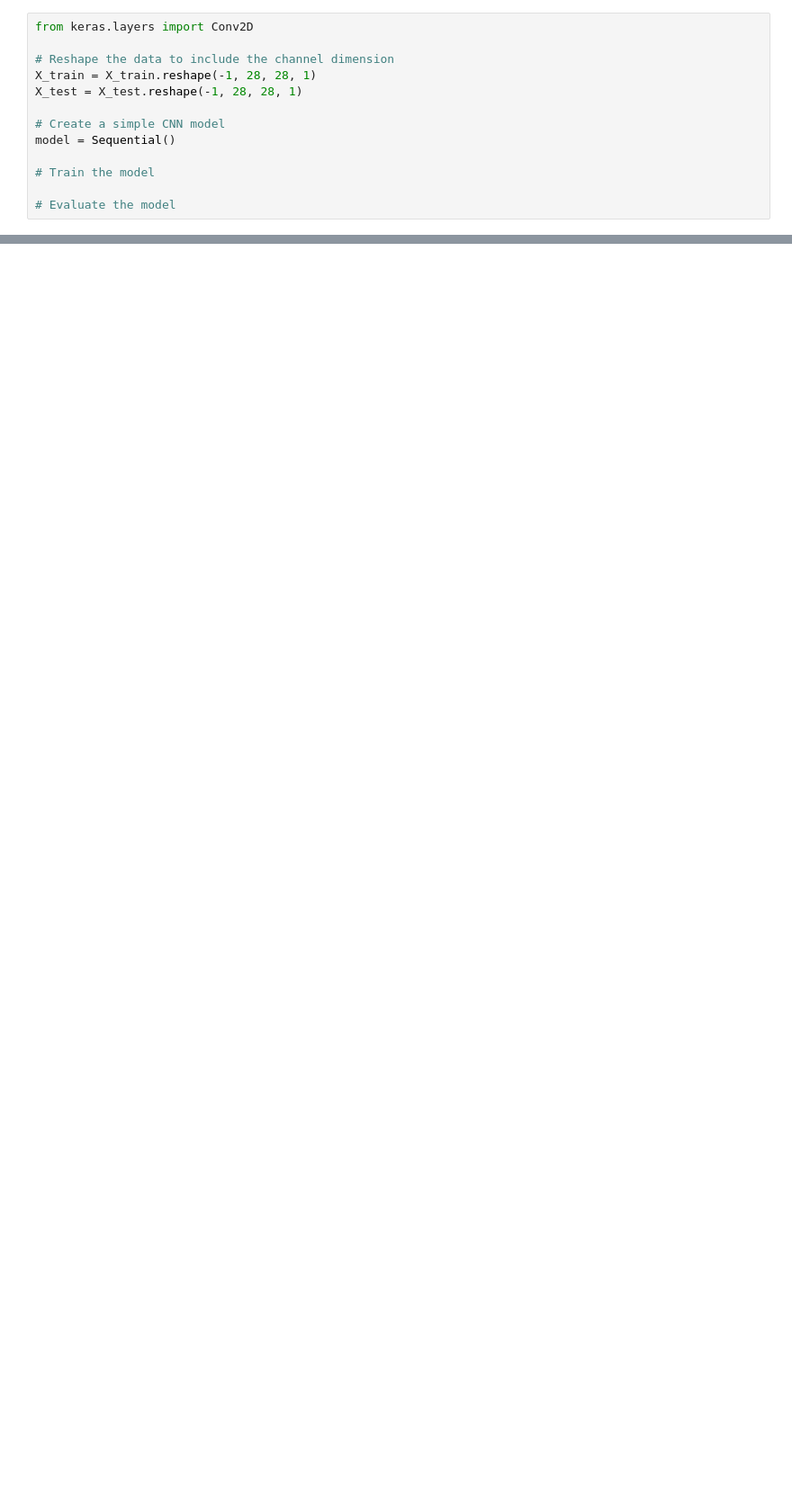
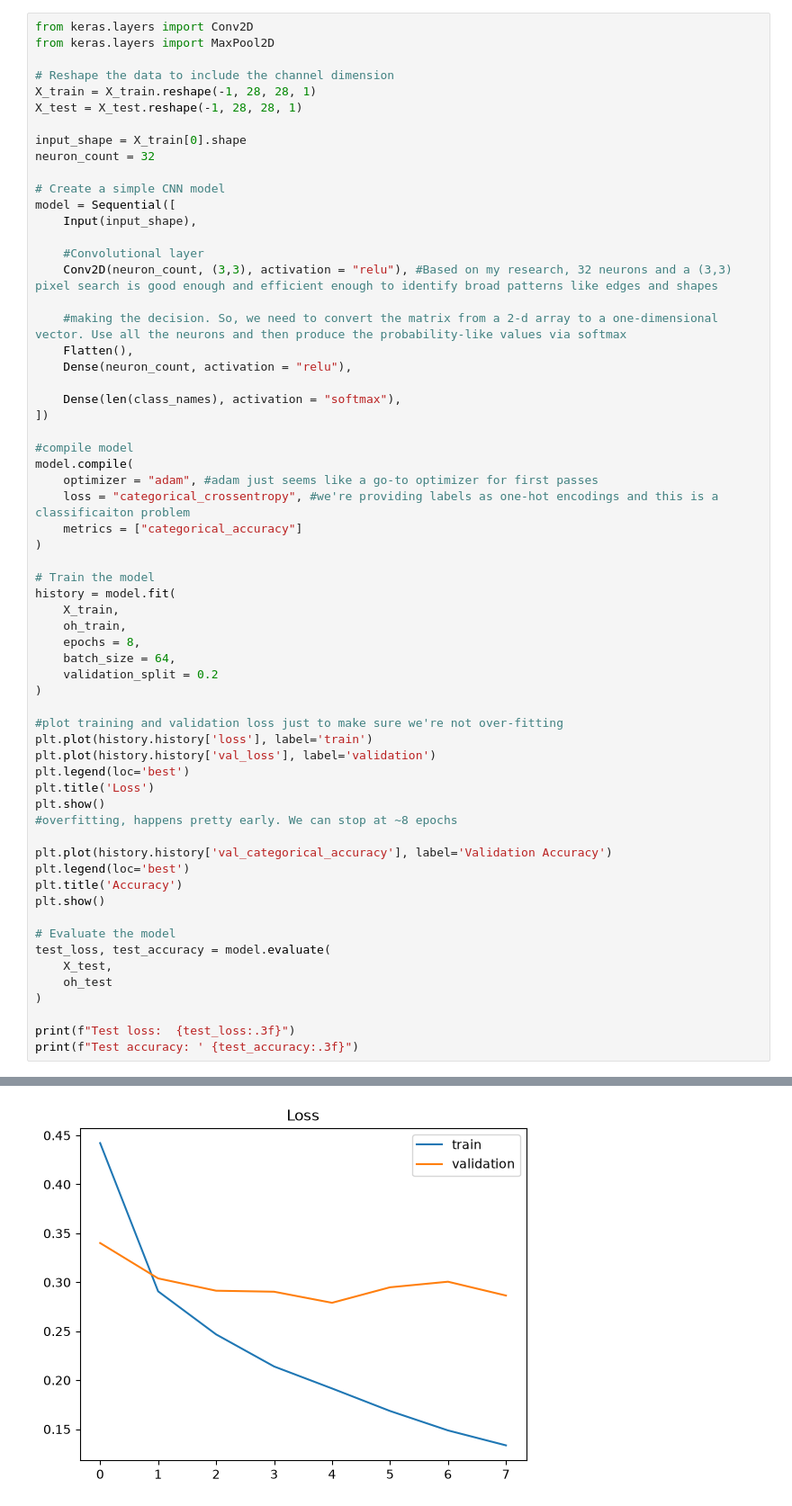
Before and after one commit to damianmicroeco/deep_learning, a Jupyter notebook: 02_activities/assignments/assignment_1.ipynb, the cells around one changed output, grey strips where cells are left out. Shown at 90% size. Drawn from its saved outputs; the diff is of its cells as text; blank space fills up the shorter version.

```diff
--- a/02_activities/assignments/assignment_1.ipynb
+++ b/02_activities/assignments/assignment_1.ipynb
@@ -86,14 +210,64 @@ Convolutional layers are designed to accept inputs with three dimensions: height
 When you progress from the convolutional layers to the fully connected layers, you will need to flatten the output of the convolutional layers. This can be done using the `Flatten` layer in Keras, which doesn't require any parameters.
 # %%
 from keras.layers import Conv2D
+from keras.layers import MaxPool2D
 
 # Reshape the data to include the channel dimension
 X_train = X_train.reshape(-1, 28, 28, 1)
 X_test = X_test.reshape(-1, 28, 28, 1)
 
+input_shape = X_train[0].shape
+neuron_count = 32
+
 # Create a simple CNN model
-model = Sequential()
+model = Sequential([
+    Input(input_shape),
+
+    #Convolutional layer
+    Conv2D(neuron_count, (3,3), activation = "relu"), #Based on my research, 32 neurons and a (3,3) pixel search is good enough and efficient enough to identify broad patterns like edges and shapes
+
+    #making the decision. So, we need to convert the matrix from a 2-d array to a one-dimensional vector. Use all the neurons and then produce the probability-like values via softmax
+    Flatten(),
+    Dense(neuron_count, activation = "relu"),
+
+    Dense(len(class_names), activation = "softmax"),
+])
+
+#compile model
+model.compile(
+    optimizer = "adam", #adam just seems like a go-to optimizer for first passes
+    loss = "categorical_crossentropy", #we're providing labels as one-hot encodings and this is a classificaiton problem
+    metrics = ["categorical_accuracy"]
+)
 
 # Train the model
+history = model.fit(
+    X_train,
+    oh_train,
+    epochs = 8,
+    batch_size = 64,
+    validation_split = 0.2
+)
+
+#plot training and validation loss just to make sure we're not over-fitting
+plt.plot(history.history['loss'], label='train')
+plt.plot(history.history['val_loss'], label='validation')
+plt.legend(loc='best')
+plt.title('Loss')
+plt.show()
+#overfitting, happens pretty early. We can stop at ~8 epochs
+
+plt.plot(history.history['val_categorical_accuracy'], label='Validation Accuracy')
+plt.legend(loc='best')
+plt.title('Accuracy')
+plt.show()
 
 # Evaluate the model
+test_loss, test_accuracy = model.evaluate(
+    X_test,
+    oh_test
+)
+
+print(f"Test loss:  {test_loss:.3f}")
+print(f"Test accuracy: ' {test_accuracy:.3f}")
+# %% [output]
@@ -99,0 +290 @@ model = Sequential()
+[figure, added]
```
Also changed, not shown: parts of 24 cells of this notebook, 3 other files.
